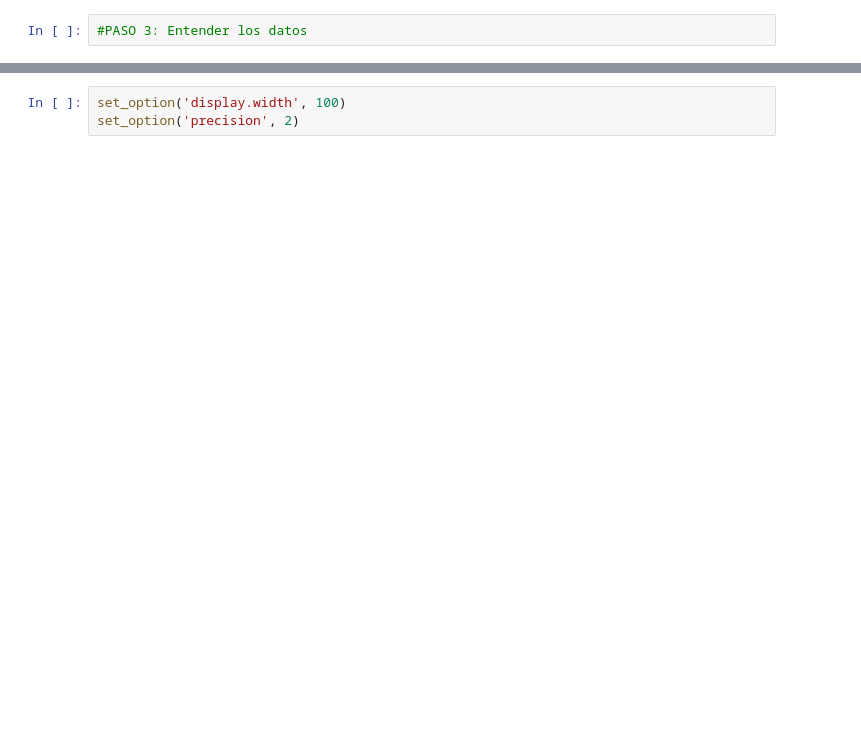
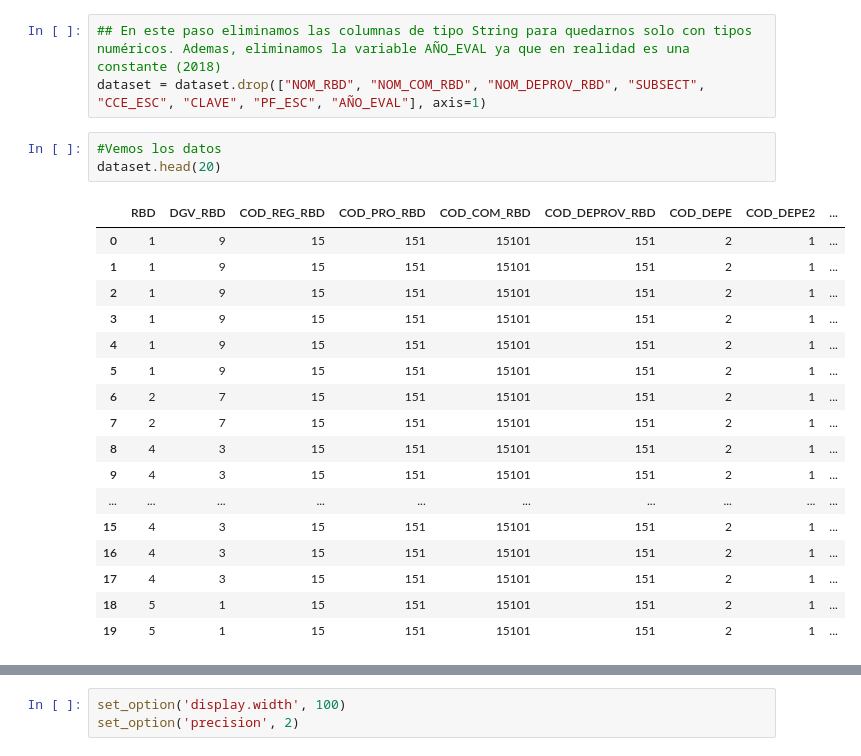
Before and after one commit to duocclases/SCA-202101-MineriaDatos-02-TEAM02, a Jupyter notebook: lab2/lab2_grupo2.ipynb, the cells around one changed output, grey strips where cells are left out. Cells and saved outputs as stored; diff of their text form; blank space fills up the shorter version.

```diff
--- a/lab2/lab2_grupo2.ipynb
+++ b/lab2/lab2_grupo2.ipynb
@@ -20,2 +41,24 @@ dataset = pd.read_csv('20200110_EVALUACION_DOCENTE_2018_10052019_PUBL.csv',  sep
+# %%
+## En este paso eliminamos las columnas de tipo String para quedarnos solo con tipos numéricos. Ademas, eliminamos la variable AÑO_EVAL ya que en realidad es una constante (2018)
+dataset = dataset.drop(["NOM_RBD", "NOM_COM_RBD", "NOM_DEPROV_RBD", "SUBSECT", "CCE_ESC", "CLAVE", "PF_ESC", "AÑO_EVAL"], axis=1)
 # %%
-#PASO 3: Entender los datos
+#Vemos los datos
+dataset.head(20)
+# %% [output]
+|  | RBD | DGV_RBD | COD_REG_RBD | COD_PRO_RBD | COD_COM_RBD | COD_DEPROV_RBD | COD_DEPE | COD_DEPE2 | ... |
+| 0 | 1 | 9 | 15 | 151 | 15101 | 151 | 2 | 1 | ... |
+| 1 | 1 | 9 | 15 | 151 | 15101 | 151 | 2 | 1 | ... |
+| 2 | 1 | 9 | 15 | 151 | 15101 | 151 | 2 | 1 | ... |
+| 3 | 1 | 9 | 15 | 151 | 15101 | 151 | 2 | 1 | ... |
+| 4 | 1 | 9 | 15 | 151 | 15101 | 151 | 2 | 1 | ... |
+| 5 | 1 | 9 | 15 | 151 | 15101 | 151 | 2 | 1 | ... |
+| 6 | 2 | 7 | 15 | 151 | 15101 | 151 | 2 | 1 | ... |
+| 7 | 2 | 7 | 15 | 151 | 15101 | 151 | 2 | 1 | ... |
+| 8 | 4 | 3 | 15 | 151 | 15101 | 151 | 2 | 1 | ... |
+| 9 | 4 | 3 | 15 | 151 | 15101 | 151 | 2 | 1 | ... |
+| ... | ... | ... | ... | ... | ... | ... | ... | ... | ... |
+| 15 | 4 | 3 | 15 | 151 | 15101 | 151 | 2 | 1 | ... |
+| 16 | 4 | 3 | 15 | 151 | 15101 | 151 | 2 | 1 | ... |
+| 17 | 4 | 3 | 15 | 151 | 15101 | 151 | 2 | 1 | ... |
+| 18 | 5 | 1 | 15 | 151 | 15101 | 151 | 2 | 1 | ... |
+| 19 | 5 | 1 | 15 | 151 | 15101 | 151 | 2 | 1 | ... |
```
Also changed, not shown: parts of 47 cells of this notebook.
